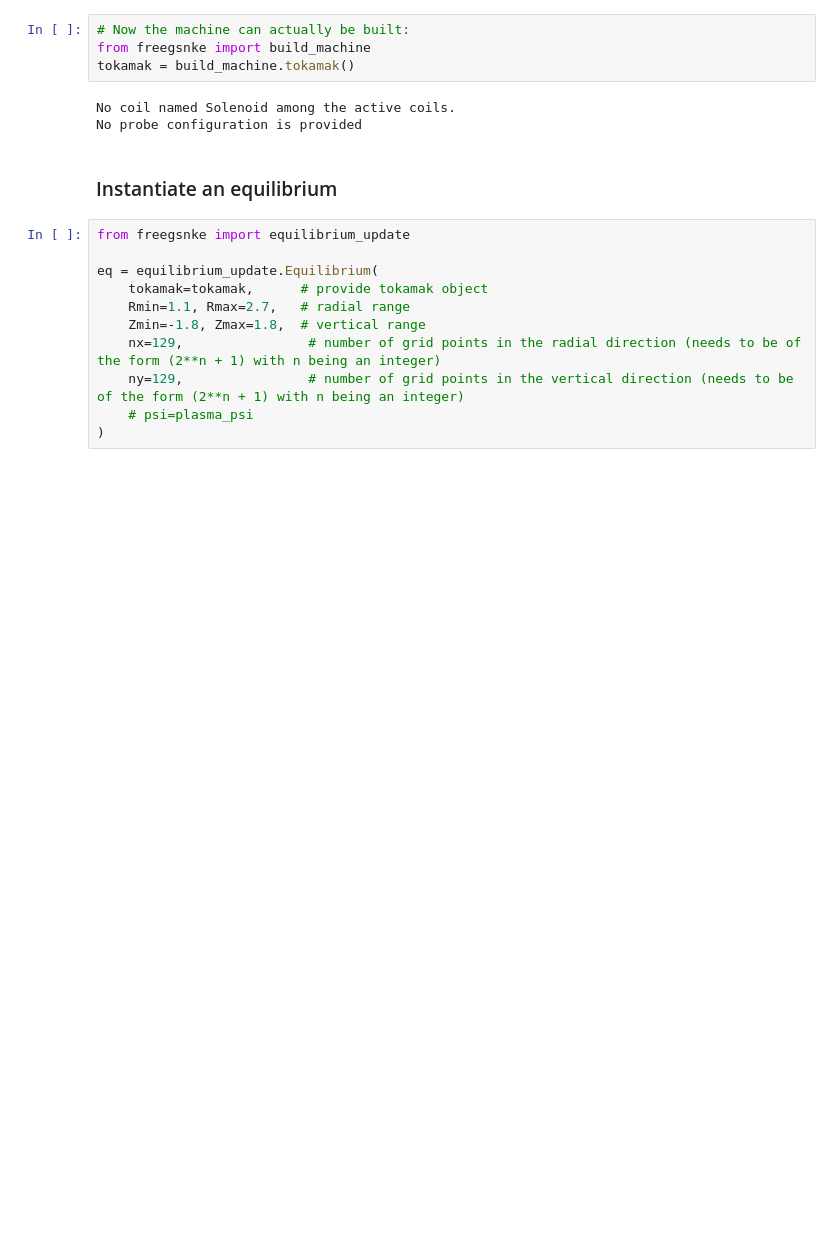
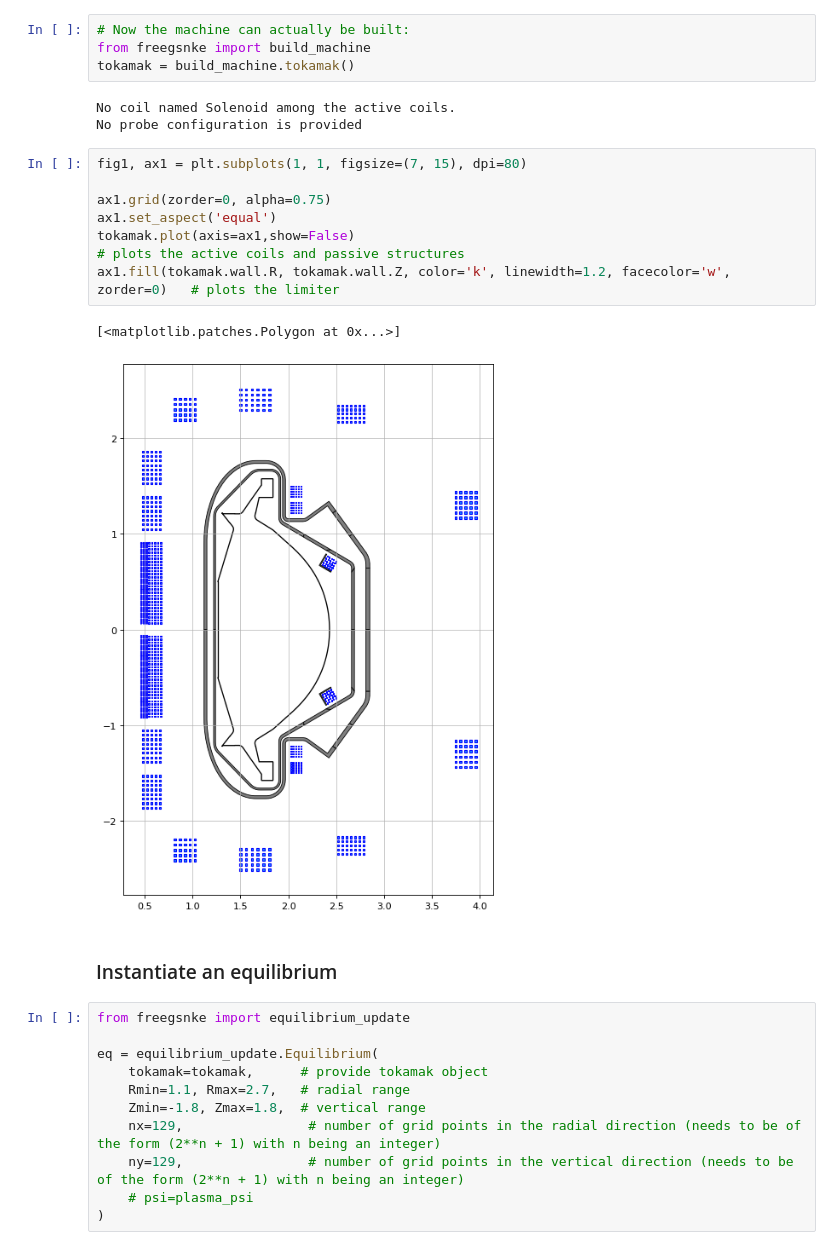
Before and after one commit to FusionComputingLab/freegsnke, a Jupyter notebook: examples/example7 - static_inverse_solve_SPARC.ipynb, the cells around one changed output. Cells and saved outputs as stored; diff of their text form; blank space fills up the shorter version.

```diff
--- a/examples/example7 - static_inverse_solve_SPARC.ipynb
+++ b/examples/example7 - static_inverse_solve_SPARC.ipynb
@@ -30,6 +30,16 @@ tokamak = build_machine.tokamak()
 # %% [output]
 No coil named Solenoid among the active coils.
 No probe configuration is provided
+# %%
+fig1, ax1 = plt.subplots(1, 1, figsize=(7, 15), dpi=80)
+
+ax1.grid(zorder=0, alpha=0.75)
+ax1.set_aspect('equal')
+tokamak.plot(axis=ax1,show=False)                                                          # plots the active coils and passive structures
+ax1.fill(tokamak.wall.R, tokamak.wall.Z, color='k', linewidth=1.2, facecolor='w', zorder=0)   # plots the limiter
+# %% [output]
+[<matplotlib.patches.Polygon at 0x...>]
+[figure, added]
 # %% [markdown]
 ### Instantiate an equilibrium
 # %%
```
Also changed, not shown: parts of 7 cells of this notebook, 2 other files.
